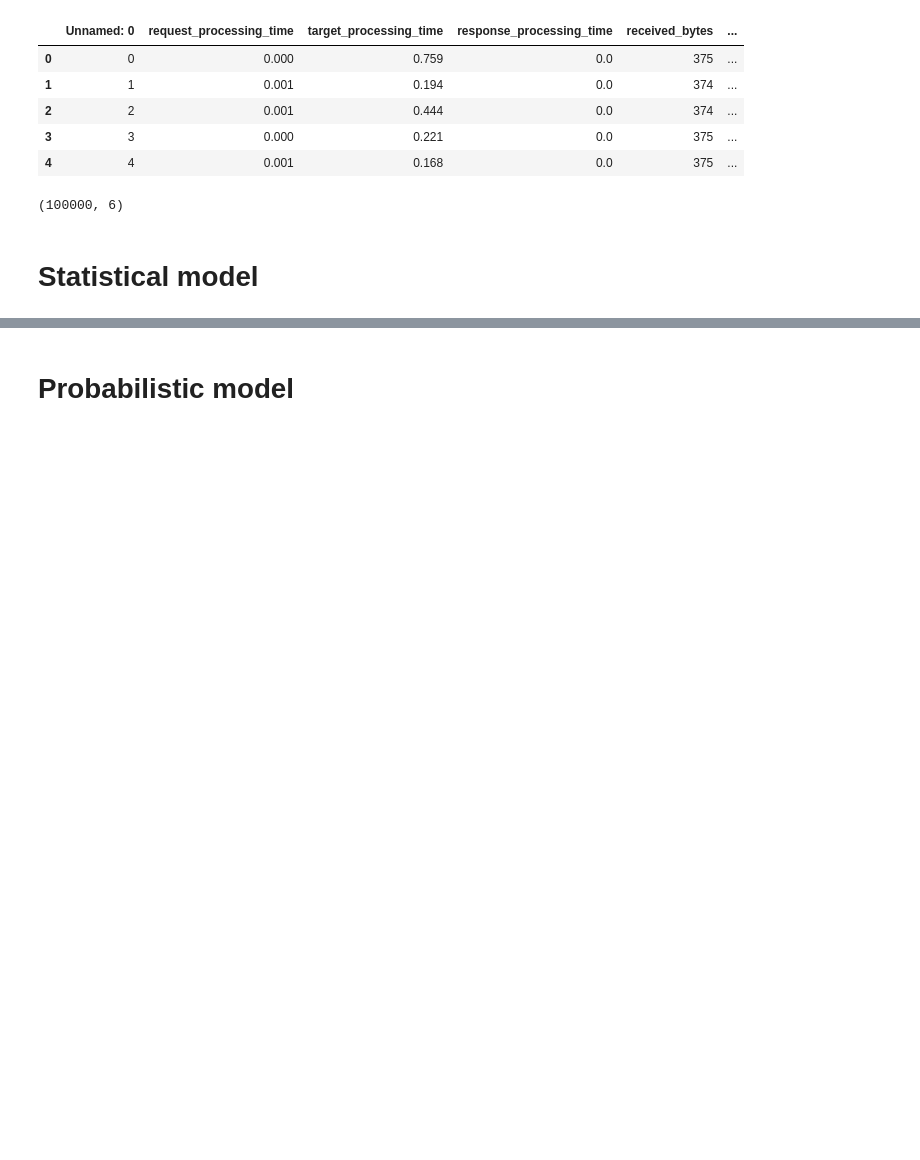
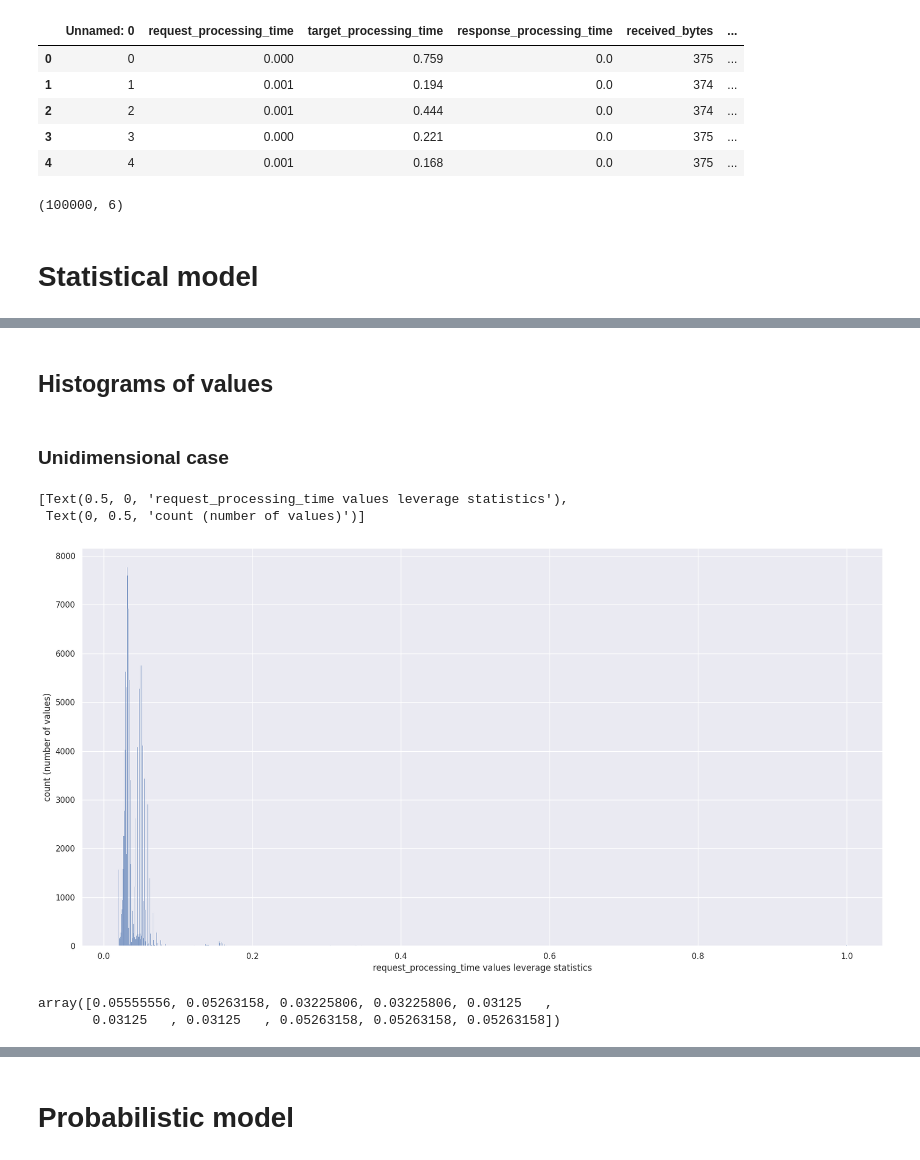
Before and after one commit to SpaceXAlphaBravoCharlie/Diplomski, a Jupyter notebook: Diplomski_colab.ipynb, the cells around one changed output, grey strips where cells are left out. Cells and saved outputs as stored; diff of their text form; code cells hidden in the pictures; blank space fills up the shorter version.

```diff
--- a/Diplomski_colab.ipynb
+++ b/Diplomski_colab.ipynb
@@ -62,10 +29,0 @@ Feature number_of_requests was not cause of any anomaly
-# %%
-# statistical model multidimensional case
-anomalies_indices_md = list()
-leverage_statistics = list()
-design_matrix_product_inverse = np.linalg.inv(np.dot(np.transpose(logs_df_statistical_method.to_numpy()), logs_df_statistical_method.to_numpy()))
-for i in tqdm(range(1, logs_df_statistical_method.shape[0])):
-  leverage_statistic = np.dot(np.dot(np.transpose(logs_df_statistical_method.iloc[0].to_numpy()), design_matrix_product_inverse), logs_df_statistical_method.iloc[0].to_numpy())
-  leverage_statistics.append(leverage_statistic)
-  if leverage_statistic > (3 * (7)) / i: # hi > 3 * (p + 1) / n
-    anomalies_indices_md.append(i)
@@ -84,0 +30,18 @@ len(set(anomalies_indices).difference(set(anomalies_indices_md)))
+# %% [markdown]
+## Histograms of values
+# %% [markdown]
+### Unidimensional case
+# %%
+# statistical model unidimensional case
+columns_leverage_statistics = list()
+for i in range(6):
+  columns_leverage_statistics.append(list())
+column_index = 0
+for column in logs_df_statistical_method.columns:
+    starting_index = 0
+    for i in tqdm(range(50, logs_df_statistical_method.shape[0])): # window size is 50
+        arithmetic_mean = np.mean(logs_df_statistical_method[column][starting_index:i])
+        leverage_statistic = 1/50 + (logs_df_statistical_method[column][i-1] - arithmetic_mean) ** 2 / np.sum(np.power(logs_df_statistical_method[column][starting_index:i] - arithmetic_mean, 2))
+        columns_leverage_statistics[column_index].append(leverage_statistic)
+        starting_index = starting_index + 1
+    column_index = column_index + 1
@@ -84,0 +50,16 @@ len(set(anomalies_indices).difference(set(anomalies_indices_md)))
+# %%
+first_array = np.array(columns_leverage_statistics[0])[np.isnan(columns_leverage_statistics[0]) == False]
+first_array = (first_array[first_array != np.inf])
+# %%
+sns.set(rc={'figure.figsize':(20, 10)})
+ax = sns.histplot(first_array, kde=False)
+ax.set(xlabel="request_processing_time values leverage statistics", ylabel='count (number of values)')
+# %% [output]
+[Text(0.5, 0, 'request_processing_time values leverage statistics'),
+ Text(0, 0.5, 'count (number of values)')]
+[figure, added]
+# %%
+first_array[len(first_array) - 10:]
+# %% [output]
+array([0.05555556, 0.05263158, 0.03225806, 0.03225806, 0.03125   ,
+       0.03125   , 0.03125   , 0.05263158, 0.05263158, 0.05263158])
```
Also changed, not shown: parts of 174 cells of this notebook.
